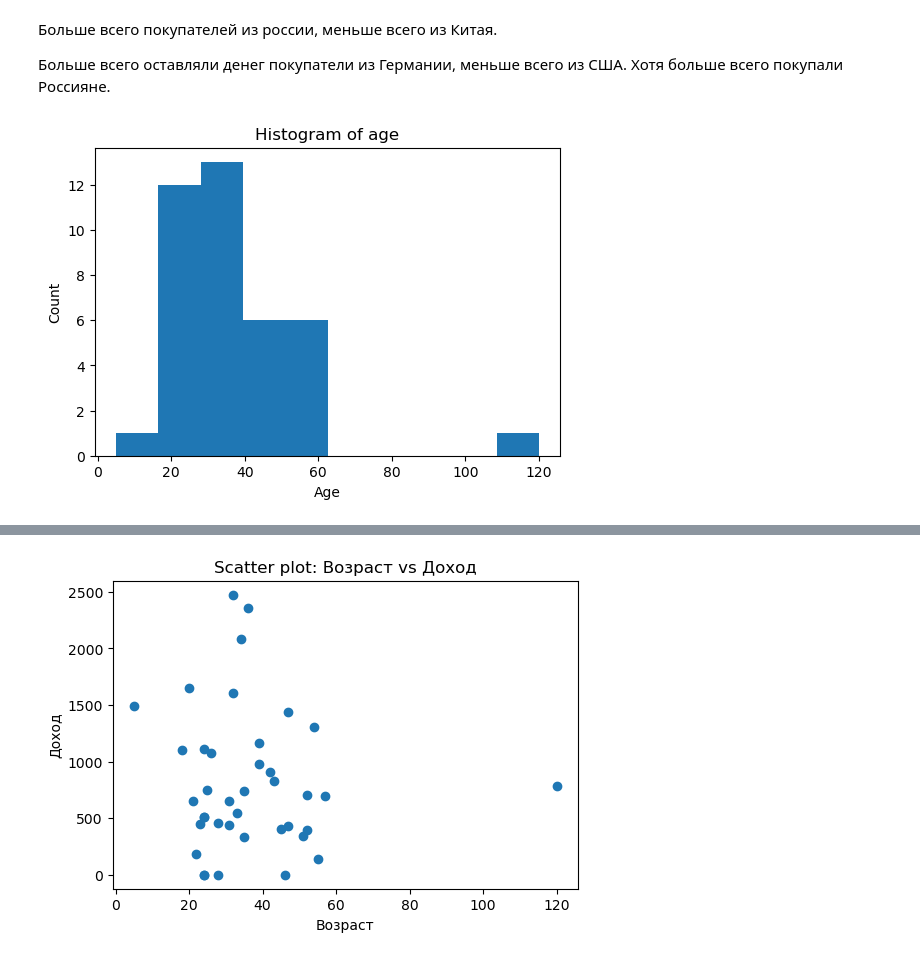
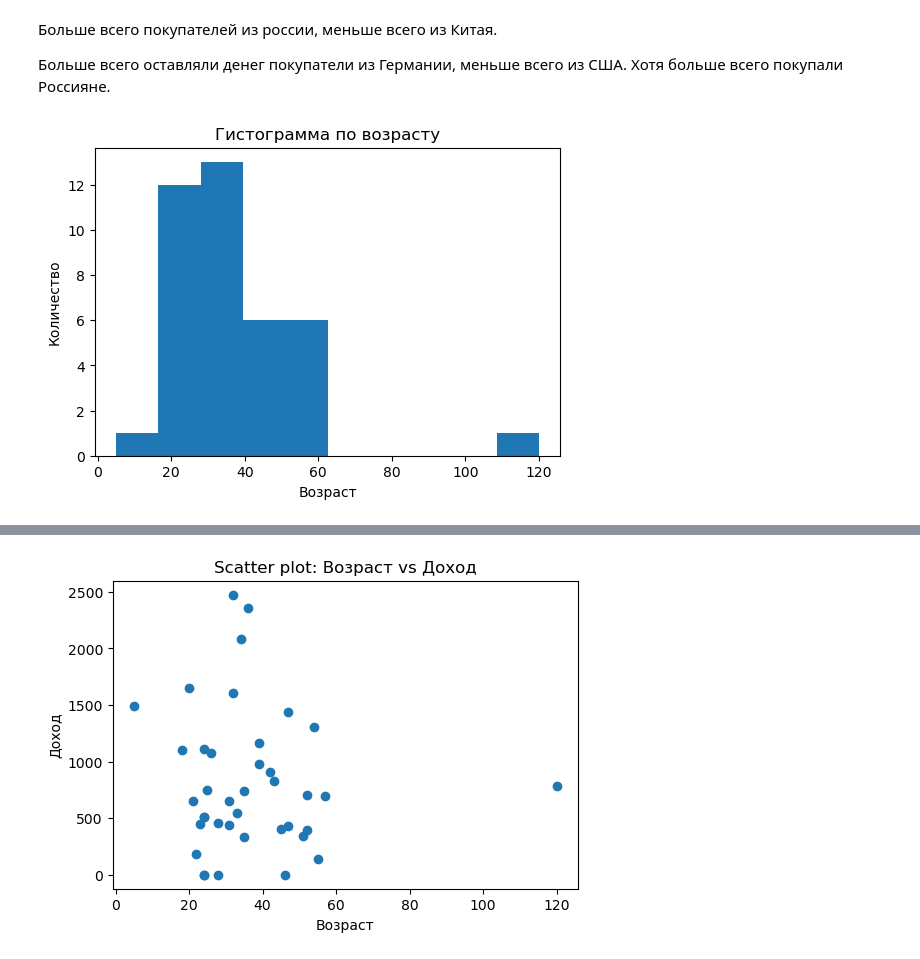
Before and after one commit to garaganlol/aie_Mirea, a Jupyter notebook: homeworks/HW02/HW02.ipynb, the cells around one changed output, grey strips where cells are left out. Cells and saved outputs as stored; diff of their text form; code cells hidden in the pictures.

```diff
--- a/homeworks/HW02/HW02.ipynb
+++ b/homeworks/HW02/HW02.ipynb
@@ -121,13 +121,13 @@ data.groupby(['country']).sum()
 # %%
 # 2.4
 
-# 2.3.2 — Гистограмма (age)
+# Гистограмма
 plt.figure(figsize=(6,4))
 plt.hist(data['age'], bins=10)
-plt.xlabel("Age")
-plt.ylabel("Count")
-plt.title("Histogram of age")
+plt.xlabel("Возраст")
+plt.ylabel("Количество")
+plt.title("Гистограмма по возрасту")
 plt.show()
 # %% [output]
-[figure, old version]
+[figure, new version]
 # %%
```
Also changed, not shown: parts of 2 cells of this notebook.
